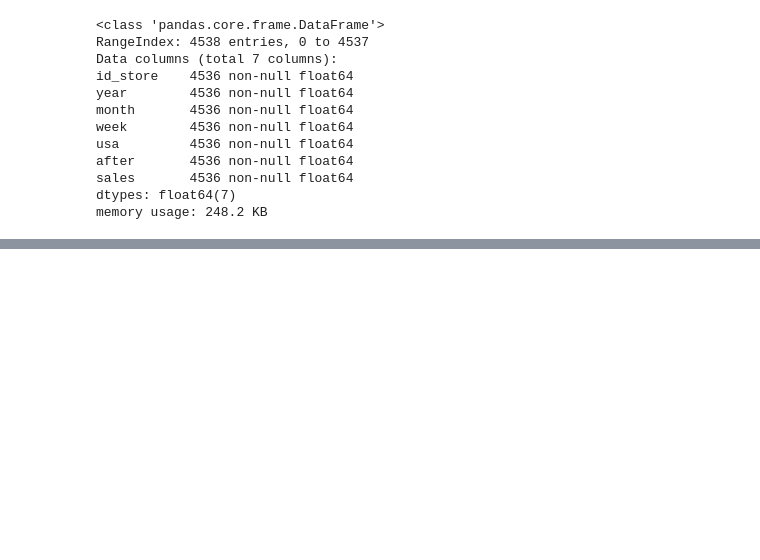
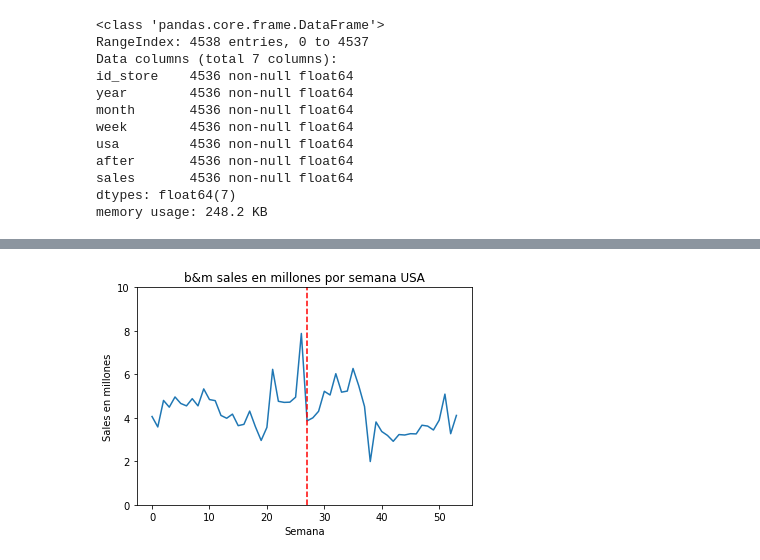
Before and after one commit to valeriaperezcong/ds_intermedio, a Jupyter notebook: pregunta_c/BOPS_case/pregunta_c.ipynb, the cells around one changed output, grey strips where cells are left out. Drawn from its saved outputs; the diff is of its cells as text; code cells hidden in the pictures; blank space fills up the shorter version.

```diff
--- a/pregunta_c/BOPS_case/pregunta_c.ipynb
+++ b/pregunta_c/BOPS_case/pregunta_c.ipynb
@@ -140,0 +234,10 @@ memory usage: 248.2 KB
+# %%
+sum_weekly_sales_bm = (b_m
+                       .groupby(['year', 'month', 'week','usa','after'])['sales']
+                       .sum()
+                       .reset_index()
+
+
+)
+sum_weekly_sales_bm['sales_millions'] = np.round(sum_weekly_sales_bm.sales/1000000, 2)
+sum_weekly_sales_bm
@@ -140,0 +263,3 @@ memory usage: 248.2 KB
+# %%
+sum_weekly_sales_bm_usa = sum_weekly_sales_bm[sum_weekly_sales_bm.usa == 1].reset_index()
+sum_weekly_sales_bm_usa
@@ -140,0 +284,17 @@ memory usage: 248.2 KB
+# %%
+plt.plot(sum_weekly_sales_bm_usa.sales_millions)
+plt.axvline(x = 27, ls = '--', c = 'red')
+plt.xlabel('Semana')
+plt.ylabel('Sales en millones')
+plt.ylim([0, 10])
+#plt.xticks(range(0, 51, 10),[sum_weekly_sales.loc[0, 'week'],
+#                            sum_weekly_sales.loc[10, 'week'],
+#                            sum_weekly_sales.loc[20, 'week'],
+#                            sum_weekly_sales.loc[30, 'week'],
+#                            sum_weekly_sales.loc[40, 'week'],
+#                            sum_weekly_sales.loc[50, 'week']] )
+plt.title('b&m sales en millones por semana USA')
+#plt.legend()
+plt.show()
+# %% [output]
+[figure, added]
```
Also changed, not shown: parts of 15 cells of this notebook.
